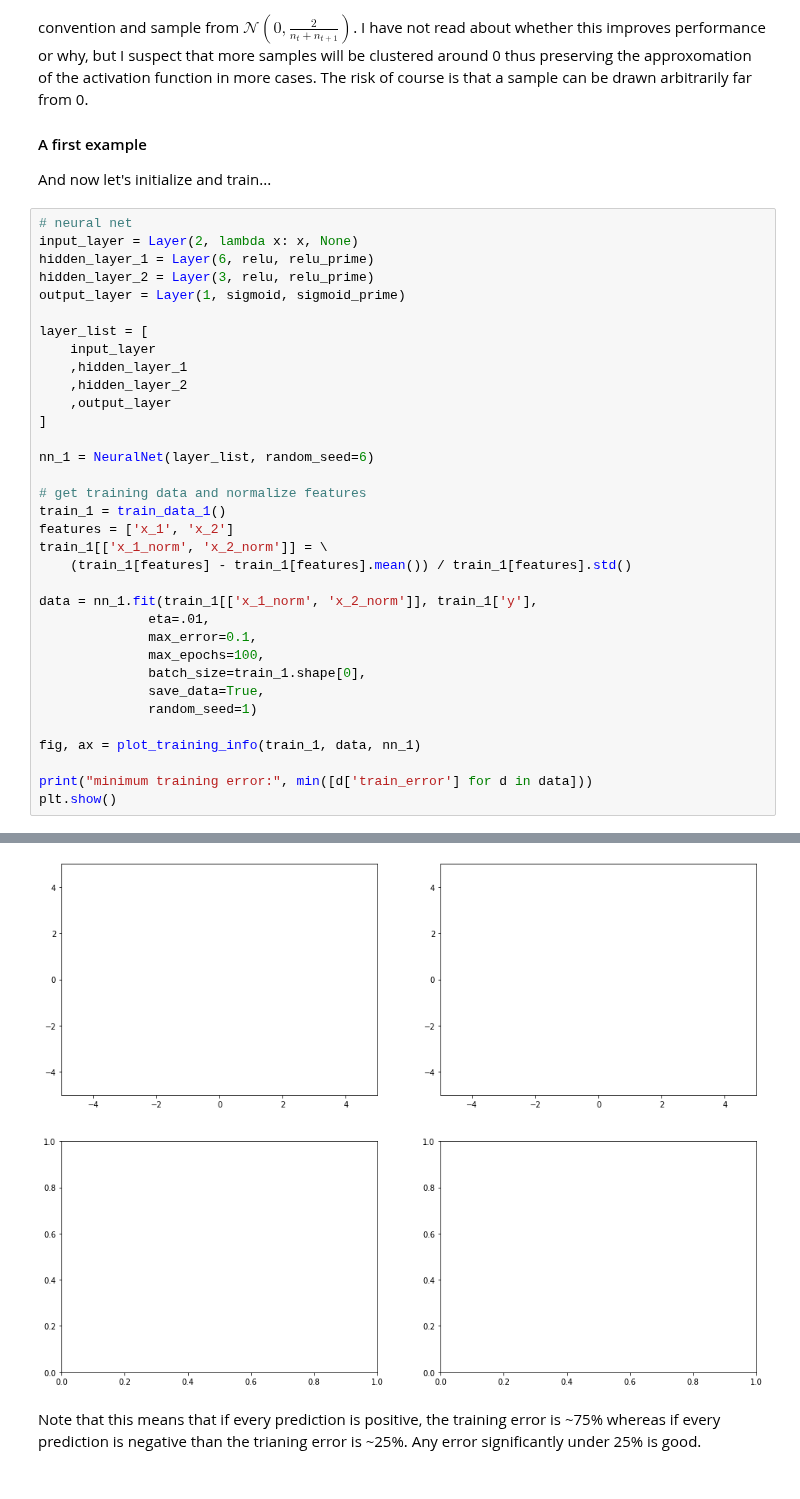
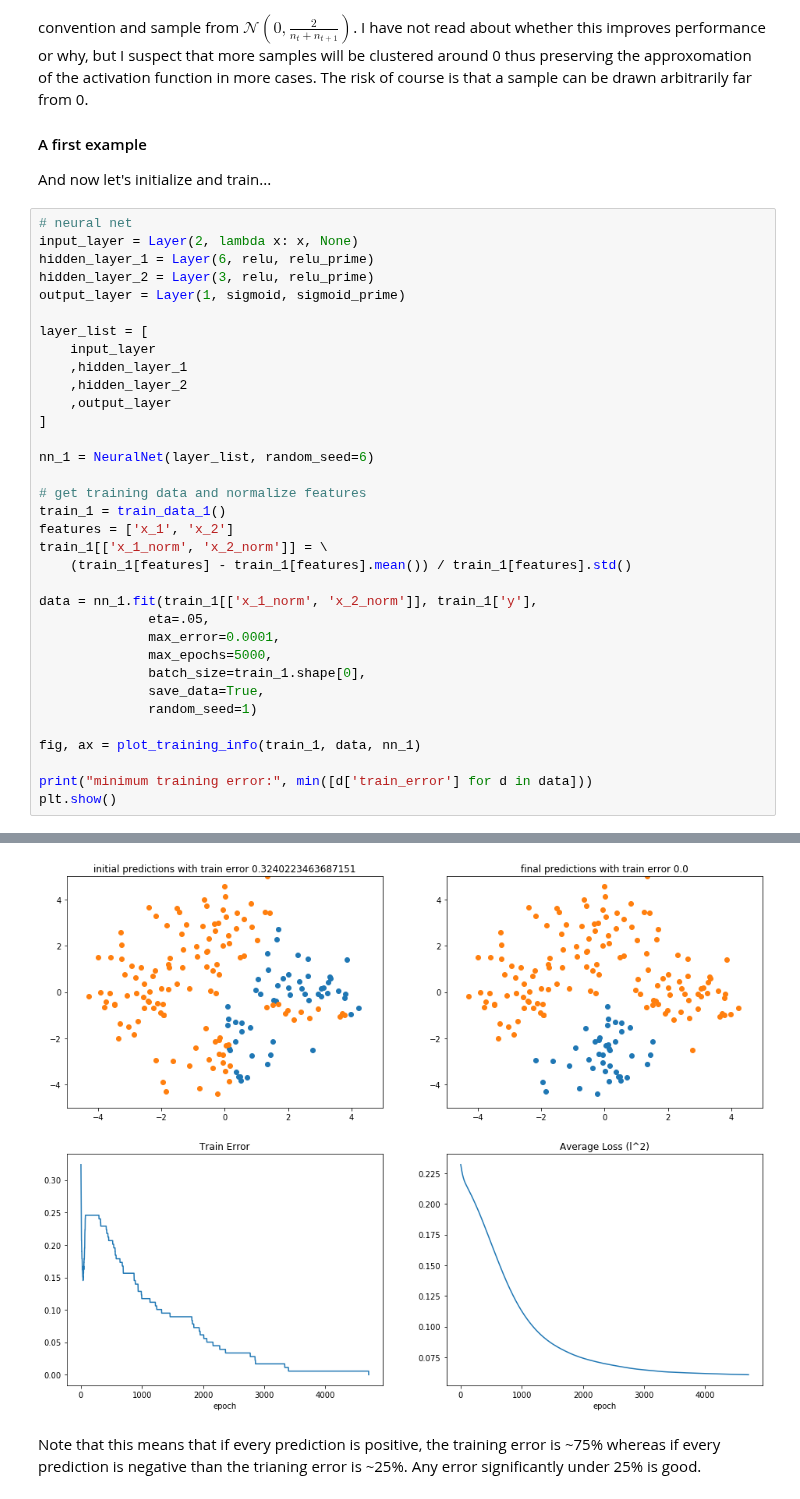
Before and after one commit to kevinnowland/kevinnowland.github.io, a Jupyter notebook: code/_notebooks/initialization.ipynb, the cells around one changed output, grey strips where cells are left out. Cells and saved outputs as stored; diff of their text form.

```diff
--- a/code/_notebooks/initialization.ipynb
+++ b/code/_notebooks/initialization.ipynb
@@ -590,9 +590,9 @@ train_1[['x_1_norm', 'x_2_norm']] = \
     (train_1[features] - train_1[features].mean()) / train_1[features].std()
 
 data = nn_1.fit(train_1[['x_1_norm', 'x_2_norm']], train_1['y'],
-              eta=.01,
-              max_error=0.1,
-              max_epochs=100,
+              eta=.05,
+              max_error=0.0001,
+              max_epochs=5000,
               batch_size=train_1.shape[0],
               save_data=True,
               random_seed=1)
@@ -607,4 +607,4 @@ KeyError: 'x_1'
-[figure, old version]
+[figure, new version]
 # %% [markdown]
 Note that this means that if every prediction is positive, the training
 error is ~75% whereas if every prediction is negative than the trianing
```
Also changed, not shown: parts of 2 cells of this notebook.
